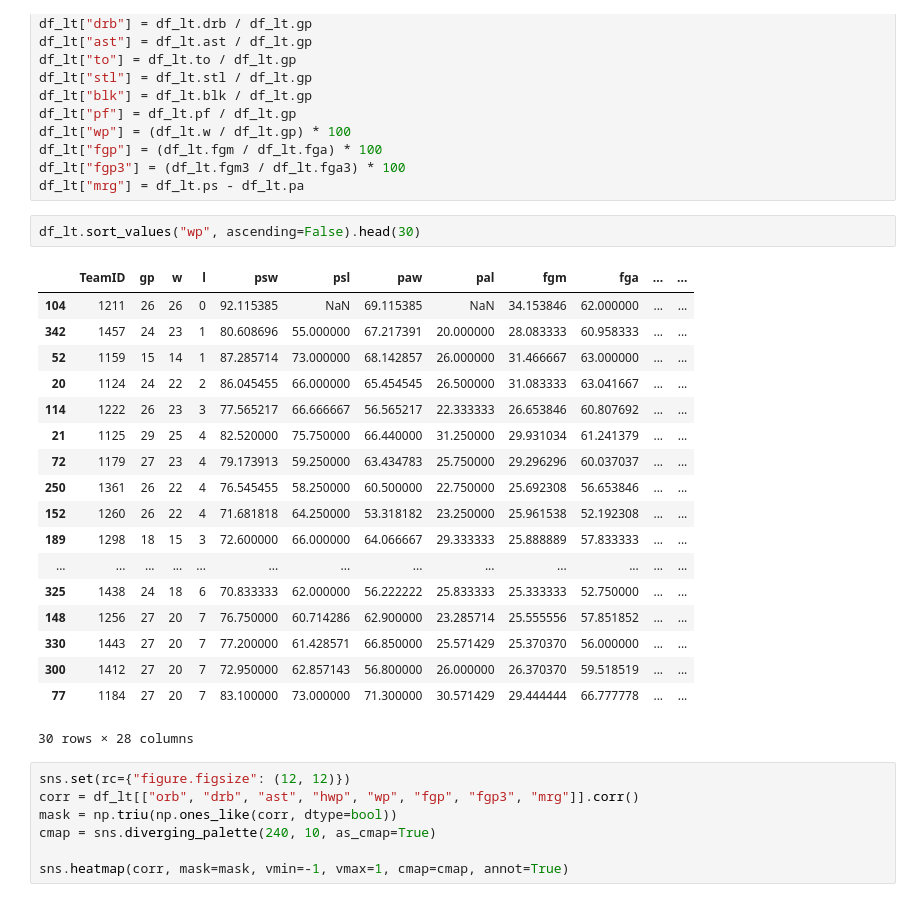
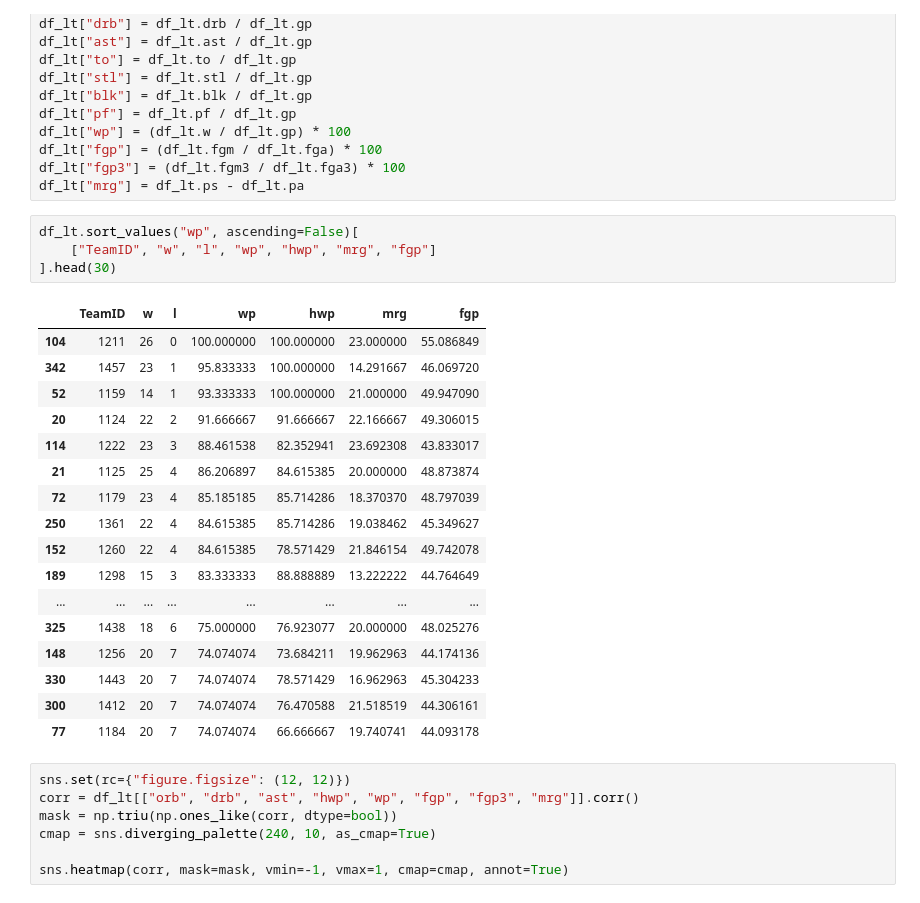
Before and after one commit to ozgunhaznedar/march_madness, a Jupyter notebook: notebooks/OH_01.ipynb, the cells around one changed output. Drawn from its saved outputs; the diff is of its cells as text.

```diff
--- a/notebooks/OH_01.ipynb
+++ b/notebooks/OH_01.ipynb
@@ -345,26 +366,27 @@ df_lt["fgp"] = (df_lt.fgm / df_lt.fga) * 100
 df_lt["fgp3"] = (df_lt.fgm3 / df_lt.fga3) * 100
 df_lt["mrg"] = df_lt.ps - df_lt.pa
 # %%
-df_lt.sort_values("wp", ascending=False).head(30)
+df_lt.sort_values("wp", ascending=False)[
+    ["TeamID", "w", "l", "wp", "hwp", "mrg", "fgp"]
+].head(30)
 # %% [output]
-|  | TeamID | gp | w | l | psw | psl | paw | pal | fgm | fga | ... | ... |
-| 104 | 1211 | 26 | 26 | 0 | 92.115385 | NaN | 69.115385 | NaN | 34.153846 | 62.000000 | ... | ... |
-| 342 | 1457 | 24 | 23 | 1 | 80.608696 | 55.000000 | 67.217391 | 20.000000 | 28.083333 | 60.958333 | ... | ... |
-| 52 | 1159 | 15 | 14 | 1 | 87.285714 | 73.000000 | 68.142857 | 26.000000 | 31.466667 | 63.000000 | ... | ... |
-| 20 | 1124 | 24 | 22 | 2 | 86.045455 | 66.000000 | 65.454545 | 26.500000 | 31.083333 | 63.041667 | ... | ... |
-| 114 | 1222 | 26 | 23 | 3 | 77.565217 | 66.666667 | 56.565217 | 22.333333 | 26.653846 | 60.807692 | ... | ... |
-| 21 | 1125 | 29 | 25 | 4 | 82.520000 | 75.750000 | 66.440000 | 31.250000 | 29.931034 | 61.241379 | ... | ... |
-| 72 | 1179 | 27 | 23 | 4 | 79.173913 | 59.250000 | 63.434783 | 25.750000 | 29.296296 | 60.037037 | ... | ... |
-| 250 | 1361 | 26 | 22 | 4 | 76.545455 | 58.250000 | 60.500000 | 22.750000 | 25.692308 | 56.653846 | ... | ... |
-| 152 | 1260 | 26 | 22 | 4 | 71.681818 | 64.250000 | 53.318182 | 23.250000 | 25.961538 | 52.192308 | ... | ... |
-| 189 | 1298 | 18 | 15 | 3 | 72.600000 | 66.000000 | 64.066667 | 29.333333 | 25.888889 | 57.833333 | ... | ... |
-| ... | ... | ... | ... | ... | ... | ... | ... | ... | ... | ... | ... | ... |
-| 325 | 1438 | 24 | 18 | 6 | 70.833333 | 62.000000 | 56.222222 | 25.833333 | 25.333333 | 52.750000 | ... | ... |
-| 148 | 1256 | 27 | 20 | 7 | 76.750000 | 60.714286 | 62.900000 | 23.285714 | 25.555556 | 57.851852 | ... | ... |
-| 330 | 1443 | 27 | 20 | 7 | 77.200000 | 61.428571 | 66.850000 | 25.571429 | 25.370370 | 56.000000 | ... | ... |
-| 300 | 1412 | 27 | 20 | 7 | 72.950000 | 62.857143 | 56.800000 | 26.000000 | 26.370370 | 59.518519 | ... | ... |
-| 77 | 1184 | 27 | 20 | 7 | 83.100000 | 73.000000 | 71.300000 | 30.571429 | 29.444444 | 66.777778 | ... | ... |
+|  | TeamID | w | l | wp | hwp | mrg | fgp |
+| 104 | 1211 | 26 | 0 | 100.000000 | 100.000000 | 23.000000 | 55.086849 |
+| 342 | 1457 | 23 | 1 | 95.833333 | 100.000000 | 14.291667 | 46.069720 |
+| 52 | 1159 | 14 | 1 | 93.333333 | 100.000000 | 21.000000 | 49.947090 |
+| 20 | 1124 | 22 | 2 | 91.666667 | 91.666667 | 22.166667 | 49.306015 |
+| 114 | 1222 | 23 | 3 | 88.461538 | 82.352941 | 23.692308 | 43.833017 |
+| 21 | 1125 | 25 | 4 | 86.206897 | 84.615385 | 20.000000 | 48.873874 |
+| 72 | 1179 | 23 | 4 | 85.185185 | 85.714286 | 18.370370 | 48.797039 |
+| 250 | 1361 | 22 | 4 | 84.615385 | 85.714286 | 19.038462 | 45.349627 |
+| 152 | 1260 | 22 | 4 | 84.615385 | 78.571429 | 21.846154 | 49.742078 |
+| 189 | 1298 | 15 | 3 | 83.333333 | 88.888889 | 13.222222 | 44.764649 |
+| ... | ... | ... | ... | ... | ... | ... | ... |
+| 325 | 1438 | 18 | 6 | 75.000000 | 76.923077 | 20.000000 | 48.025276 |
+| 148 | 1256 | 20 | 7 | 74.074074 | 73.684211 | 19.962963 | 44.174136 |
+| 330 | 1443 | 20 | 7 | 74.074074 | 78.571429 | 16.962963 | 45.304233 |
+| 300 | 1412 | 20 | 7 | 74.074074 | 76.470588 | 21.518519 | 44.306161 |
+| 77 | 1184 | 20 | 7 | 74.074074 | 66.666667 | 19.740741 | 44.093178 |
-30 rows × 28 columns
 # %%
 sns.set(rc={"figure.figsize": (12, 12)})
 corr = df_lt[["orb", "drb", "ast", "hwp", "wp", "fgp", "fgp3", "mrg"]].corr()
```
Also changed, not shown: parts of 3 cells of this notebook, 1 other file.
